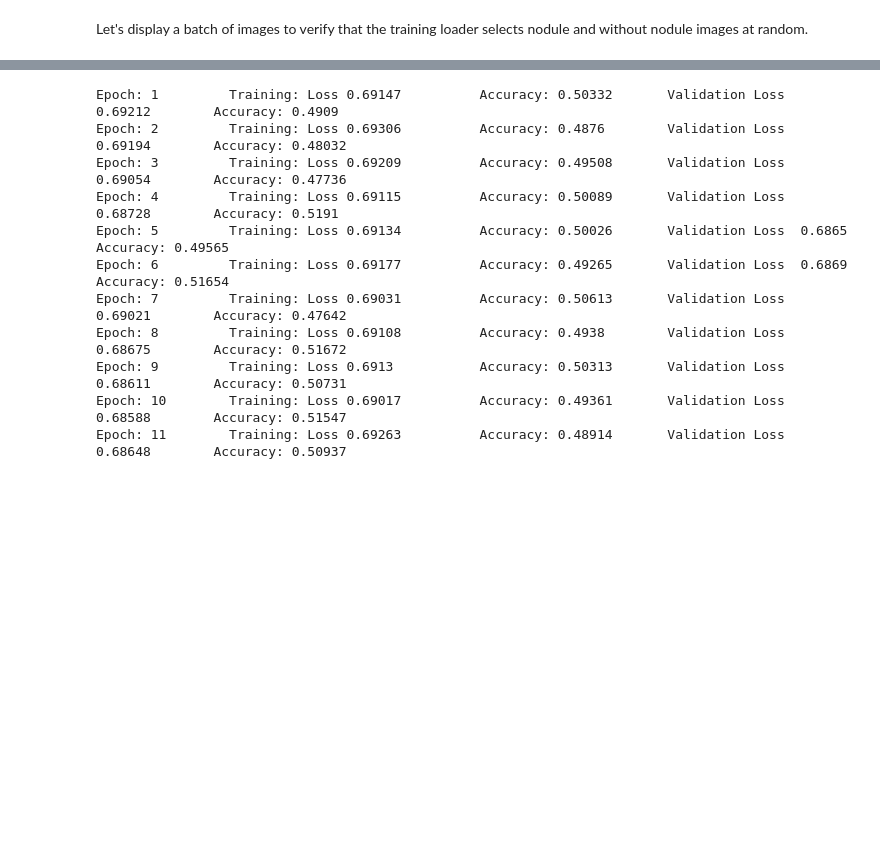
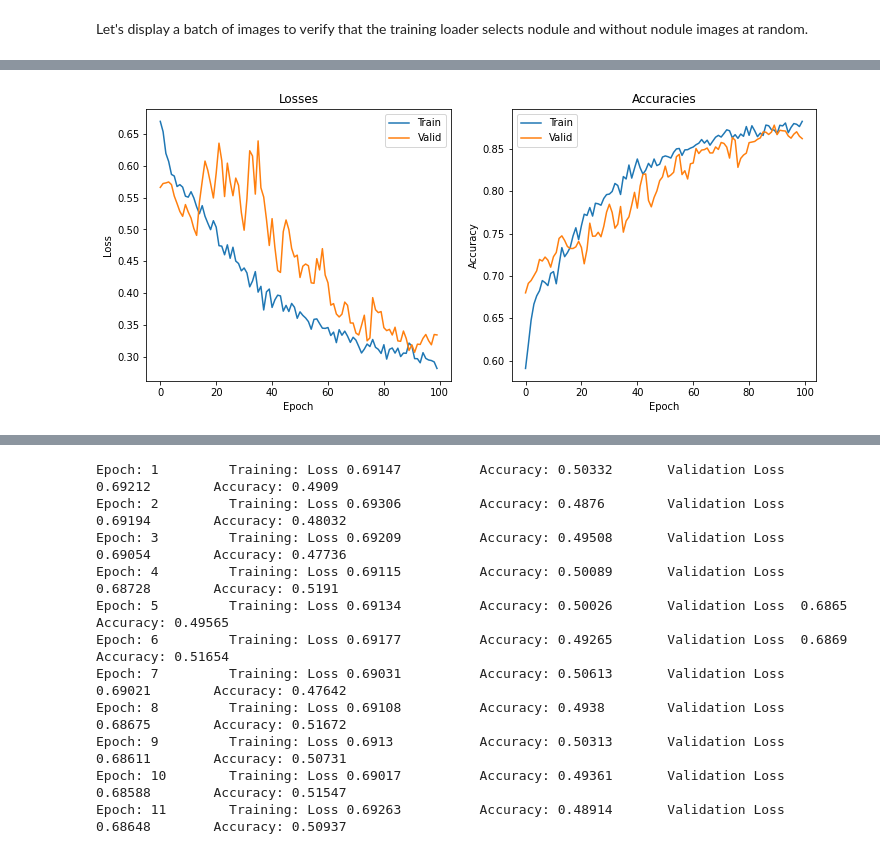
Before and after one commit to rrwabina/RADI605, a Jupyter notebook: 11 CNN Project/scripts/backup.ipynb, the cells around one changed output, grey strips where cells are left out. Drawn from its saved outputs; the diff is of its cells as text; code cells hidden in the pictures; blank space fills up the shorter version.

```diff
--- a/11 CNN Project/scripts/backup.ipynb
+++ b/11 CNN Project/scripts/backup.ipynb
@@ -395,0 +440,6 @@ class EarlyStopping:
+# %%
+torch.manual_seed(101)
+model_cnn = SamuelNet()
+criterion = nn.CrossEntropyLoss()
+optimizer = torch.optim.Adam(model_cnn.parameters(), lr = 0.001)
+train_losses, valid_losses, train_accurs, valid_accurs, test_loss, test_accu, train_metric, valid_metric, best_epoch, epoch_times, test_metric, test_predictions, best_model = train(100, model_cnn, train_loader, valid_loader, test_loader, optimizer, criterion, device)
@@ -395,0 +464,4 @@ class EarlyStopping:
+# %%
+plot_metrics(train_losses, valid_losses, train_accurs, valid_accurs)
+# %% [output]
+[figure, added]
```
Also changed, not shown: parts of 40 cells of this notebook.
